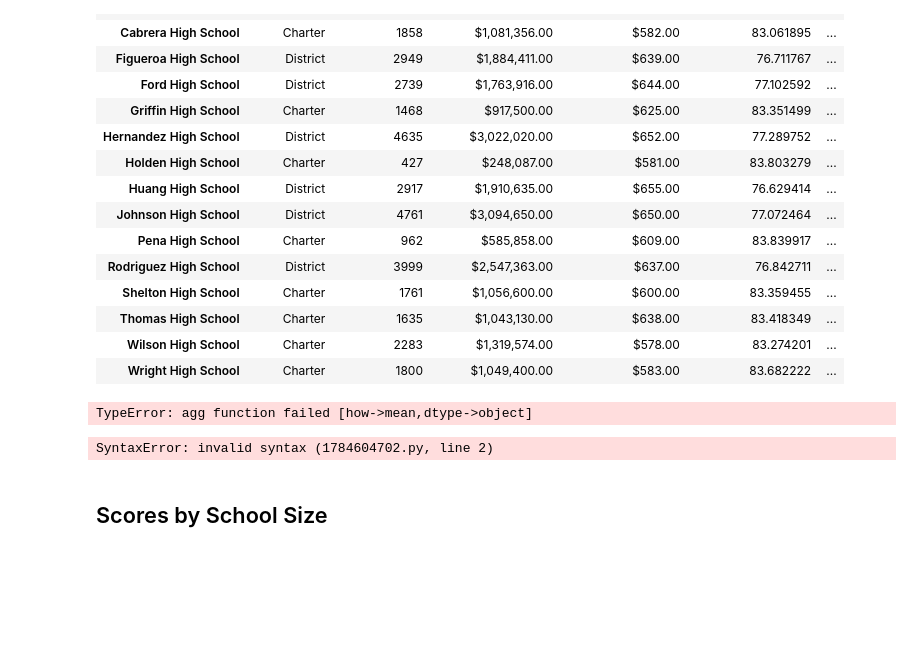
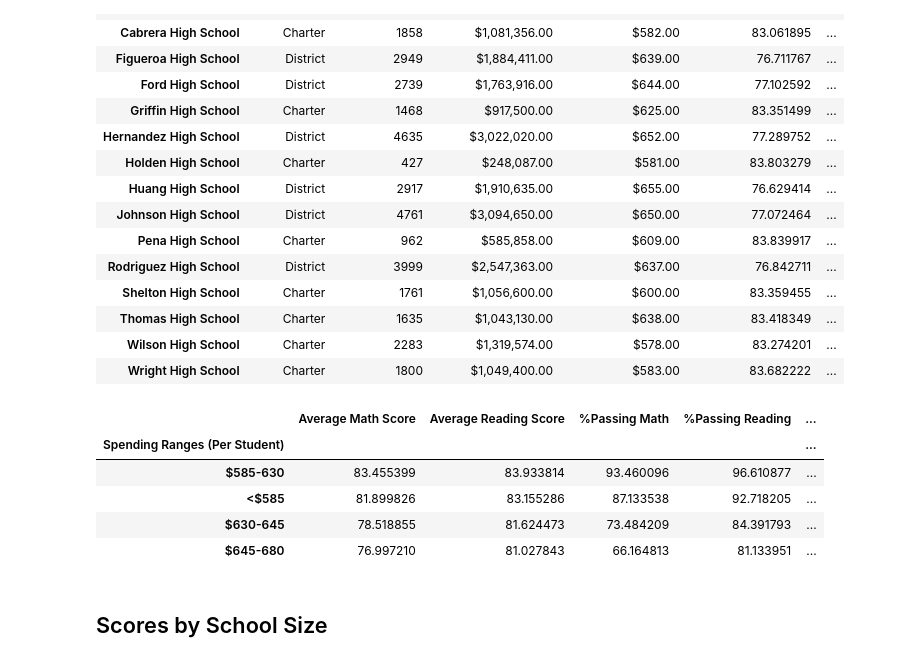
Before and after one commit to MAFrazier/pandas-challenge, a Jupyter notebook: PyCitySchools/PyCitySchools.ipynb, the cells around one changed output. Saved outputs shown, nothing was run; the diff lists cells and outputs as text; code cells hidden in the pictures; blank space fills up the shorter version.

```diff
--- a/PyCitySchools/PyCitySchools.ipynb
+++ b/PyCitySchools/PyCitySchools.ipynb
@@ -427,6 +453,12 @@ school_spending_df
 | Thomas High School | Charter | 1635 | $1,043,130.00 | $638.00 | 83.418349 | ... |
 | Wilson High School | Charter | 2283 | $1,319,574.00 | $578.00 | 83.274201 | ... |
 | Wright High School | Charter | 1800 | $1,049,400.00 | $583.00 | 83.682222 | ... |
+# %%
+school_spending_df["Average Math Score"] = pd.to_numeric(school_spending_df["Average Math Score"])
+school_spending_df["Average Reading Score"] = pd.to_numeric(school_spending_df["Average Reading Score"])
+school_spending_df["%Passing Math"] = pd.to_numeric(school_spending_df["%Passing Math"])
+school_spending_df["%Passing Reading"] = pd.to_numeric(school_spending_df["%Passing Reading"])
+school_spending_df["%Overall Passing"] = pd.to_numeric(school_spending_df["%Overall Passing"])
 # %%
 #  Calculate averages for the desired columns.
 spending_math_scores = school_spending_df.groupby(["Spending Ranges (Per Student)"])["Average Math Score"].mean()
@@ -434,16 +466,29 @@ spending_reading_scores = school_spending_df.groupby(["Spending Ranges (Per Stud
 spending_passing_math = school_spending_df.groupby(["Spending Ranges (Per Student)"])["%Passing Math"].mean()
 spending_passing_reading = school_spending_df.groupby(["Spending Ranges (Per Student)"])["%Passing Reading"].mean()
 overall_passing_spending = school_spending_df.groupby(["Spending Ranges (Per Student)"])["%Overall Passing"].mean()
-# %% [output]
-TypeError: agg function failed [how->mean,dtype->object]
-# %%
-# Assemble into DataFrame
-spending_summary =
-
-# Display results
-spending_summary
-# %% [output]
-SyntaxError: invalid syntax (1784604702.py, line 2)
+# %%
+# Assemble into DataFrame
+data = {
+    "Spending Ranges (Per Student)": school_spending_df["Spending Ranges (Per Student)"].unique(),
+    "Average Math Score": spending_math_scores,
+    "Average Reading Score": spending_reading_scores,
+    "%Passing Math": spending_passing_math,
+    "%Passing Reading": spending_passing_reading,
+    "%Overall Passing": overall_passing_spending
+}
+spending_summary = pd.DataFrame(data)
+
+spending_summary.set_index("Spending Ranges (Per Student)", inplace=True)
+
+# Display results
+spending_summary
+# %% [output]
+|  | Average Math Score | Average Reading Score | %Passing Math | %Passing Reading | ... |
+| Spending Ranges (Per Student) |  |  |  |  | ... |
+| $585-630 | 83.455399 | 83.933814 | 93.460096 | 96.610877 | ... |
+| <$585 | 81.899826 | 83.155286 | 87.133538 | 92.718205 | ... |
+| $630-645 | 78.518855 | 81.624473 | 73.484209 | 84.391793 | ... |
+| $645-680 | 76.997210 | 81.027843 | 66.164813 | 81.133951 | ... |
 # %% [markdown]
 ## Scores by School Size
 # %%
```
Also changed, not shown: parts of 9 cells of this notebook.
